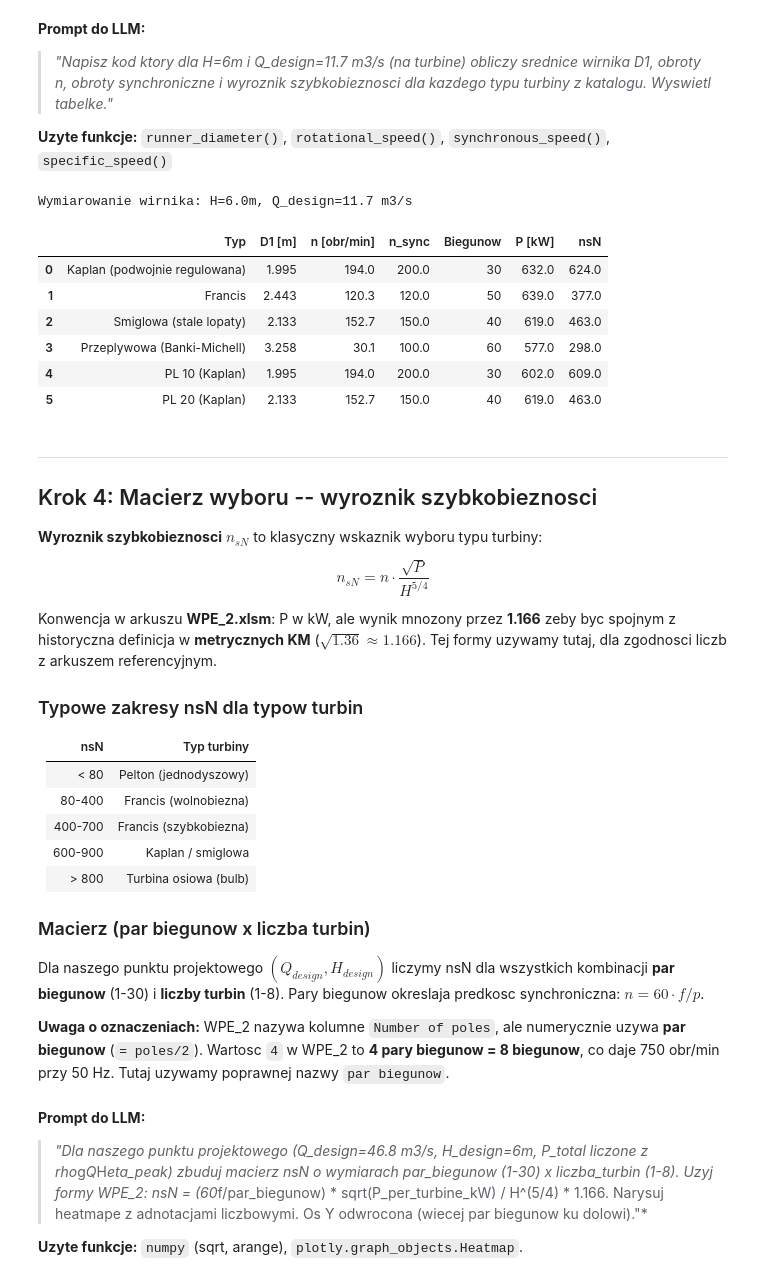
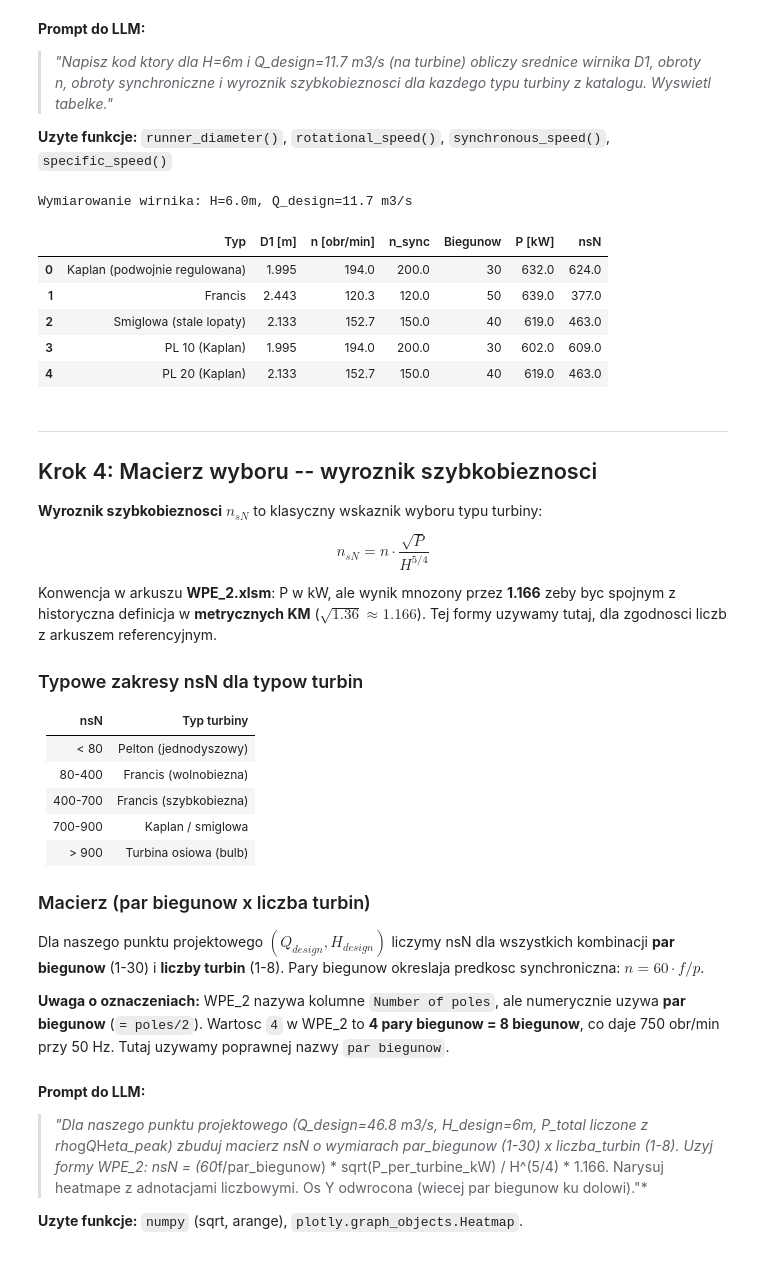
Before and after one commit to amachalski/hydropower-notebooks, a Jupyter notebook: notebooks/07_turbine_efficiency.ipynb, the cells around one changed output. Cells and saved outputs as stored; diff of their text form; code cells hidden in the pictures.

```diff
--- a/notebooks/07_turbine_efficiency.ipynb
+++ b/notebooks/07_turbine_efficiency.ipynb
@@ -231,36 +231,37 @@ H = 6.0       # m
 Q_des = 11.7  # m3/s (na turbine)
 rho = 998
 g = 9.81
 
 rows = []
 for name, t in TURBINE_CATALOG.items():
+    if name == 'crossflow':
+        continue  # turbina akcyjna (Banki-Michell) — nsN i obroty synchroniczne bez sensu
     D1 = runner_diameter(Q_des, H, t)
     n_raw = rotational_speed(H, D1, t)
     n_sync, poles = synchronous_speed(n_raw)
     P_kW = rho * g * Q_des * H * t.eta_peak / 1000
     # forma metryczna KM (x1.166) — spojna z macierza nsN (Krok 4) i kawitacja (Krok 6)
     nsN = specific_speed(n_sync, P_kW, H, metric_hp=True)
     rows.append({
         'Typ': t.name_pl,
         'D1 [m]': round(D1, 3),
         'n [obr/min]': round(n_raw, 1),
         'n_sync': round(n_sync, 0),
         'Biegunow': poles,
         'P [kW]': round(P_kW, 0),
         'nsN': round(nsN, 0),
     })
 
 print(f'Wymiarowanie wirnika: H={H}m, Q_design={Q_des} m3/s')
 pd.DataFrame(rows)
 # %% [output]
 Wymiarowanie wirnika: H=6.0m, Q_design=11.7 m3/s
 |  | Typ | D1 [m] | n [obr/min] | n_sync | Biegunow | P [kW] | nsN |
 | 0 | Kaplan (podwojnie regulowana) | 1.995 | 194.0 | 200.0 | 30 | 632.0 | 624.0 |
 | 1 | Francis | 2.443 | 120.3 | 120.0 | 50 | 639.0 | 377.0 |
 | 2 | Smiglowa (stale lopaty) | 2.133 | 152.7 | 150.0 | 40 | 619.0 | 463.0 |
-| 3 | Przeplywowa (Banki-Michell) | 3.258 | 30.1 | 100.0 | 60 | 577.0 | 298.0 |
-| 4 | PL 10 (Kaplan) | 1.995 | 194.0 | 200.0 | 30 | 602.0 | 609.0 |
-| 5 | PL 20 (Kaplan) | 2.133 | 152.7 | 150.0 | 40 | 619.0 | 463.0 |
+| 3 | PL 10 (Kaplan) | 1.995 | 194.0 | 200.0 | 30 | 602.0 | 609.0 |
+| 4 | PL 20 (Kaplan) | 2.133 | 152.7 | 150.0 | 40 | 619.0 | 463.0 |
 # %% [markdown]
 ---
 ## Krok 4: Macierz wyboru -- wyroznik szybkobieznosci
@@ -280,8 +281,8 @@ Tej formy uzywamy tutaj, dla zgodnosci liczb z arkuszem referencyjnym.
 | < 80 | Pelton (jednodyszowy) |
 | 80-400 | Francis (wolnobiezna) |
 | 400-700 | Francis (szybkobiezna) |
-| 600-900 | Kaplan / smiglowa |
-| > 800 | Turbina osiowa (bulb) |
+| 700-900 | Kaplan / smiglowa |
+| > 900 | Turbina osiowa (bulb) |
 
 ### Macierz (par biegunow x liczba turbin)
 
```
Also changed, not shown: parts of 1 cell of this notebook, 8 other files.
